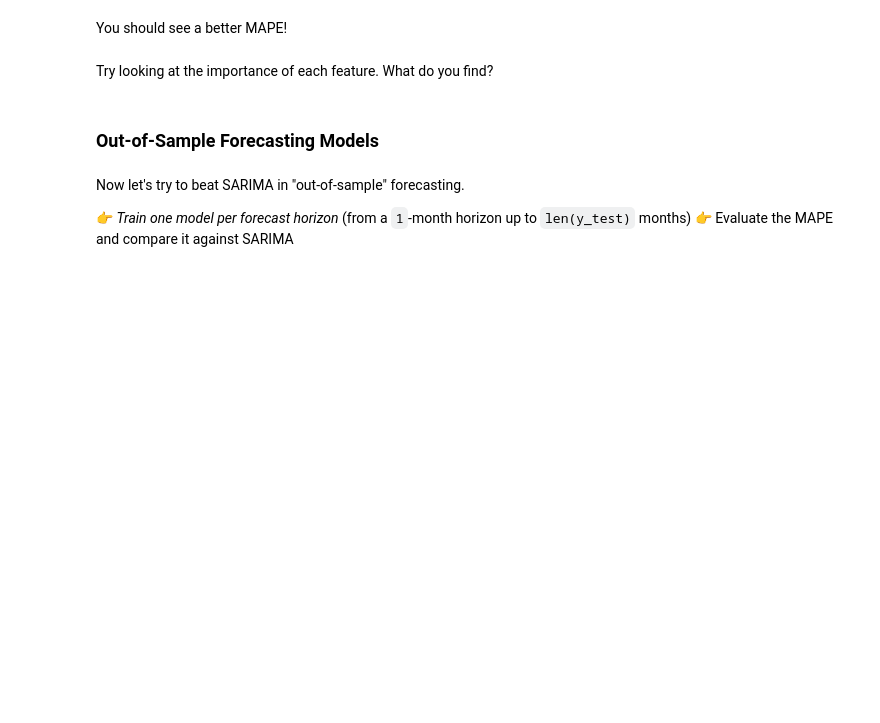
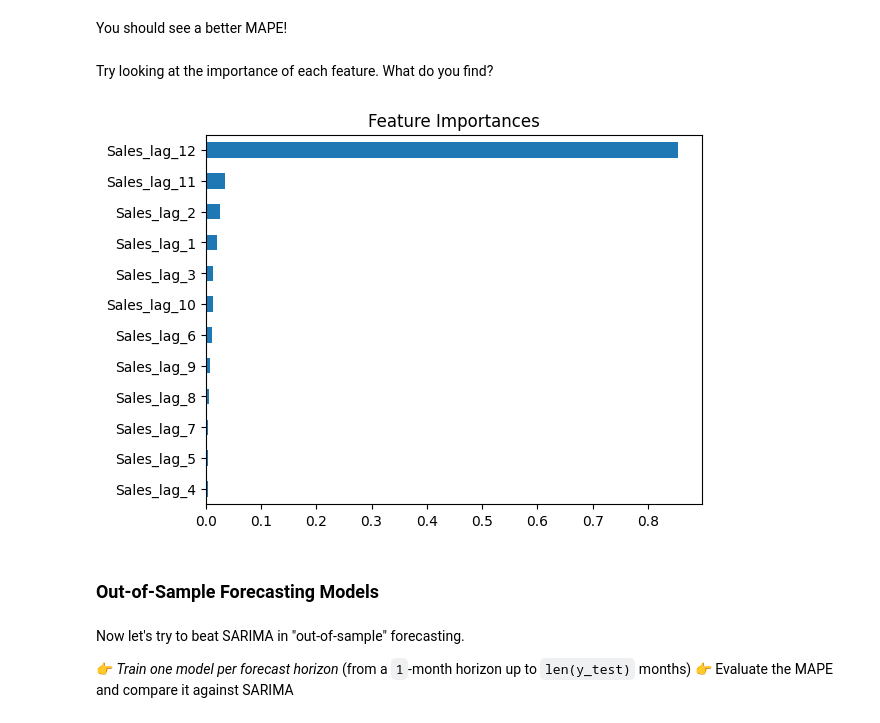
Before and after one commit to itsyeren/sarima, a Jupyter notebook: sarima.ipynb, the cells around one changed output. Cells and saved outputs as stored; diff of their text form; code cells hidden in the pictures; blank space fills up the shorter version.

```diff
--- a/sarima.ipynb
+++ b/sarima.ipynb
@@ -350,3 +359,7 @@ We are now fitting a non-linear model like a Random Forest. The idea is to predi
+# %%
+from sklearn.ensemble import RandomForestRegressor
+
+rf = RandomForestRegressor()
 # %% [markdown]
 👉 You can use the function below to test. It takes the true y values (`data` must be a NumPy array), the indices of test samples (`test_indexes`), the predictor (`predictor`: your random forest algorithm), and the shifted columns (`full_X` must be a NumPy array).
 # %%
@@ -396,3 +443,13 @@ Try looking at the importance of each feature. What do you find?
+# %%
+# Get all feature columns used to train the RF
+feature_cols = [f"Sales_lag_{i}" for i in range(1, 13)]
+
+importances = pd.Series(rf.feature_importances_, index=feature_cols)
+importances.sort_values().plot(kind="barh")
+plt.title("Feature Importances")
+plt.show()
+# %% [output]
+[figure, added]
 # %% [markdown]
 ### Out-of-Sample Forecasting Models
 # %% [markdown]
```
Also changed, not shown: parts of 12 cells of this notebook.
